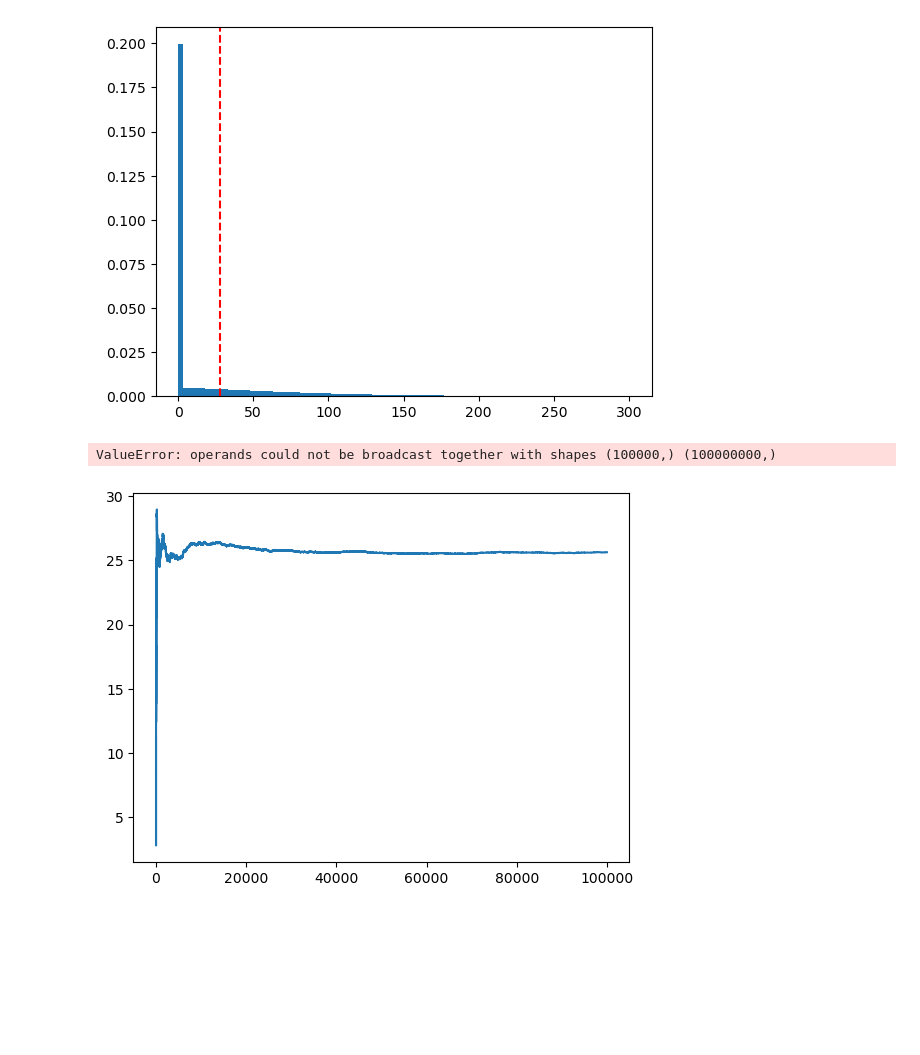
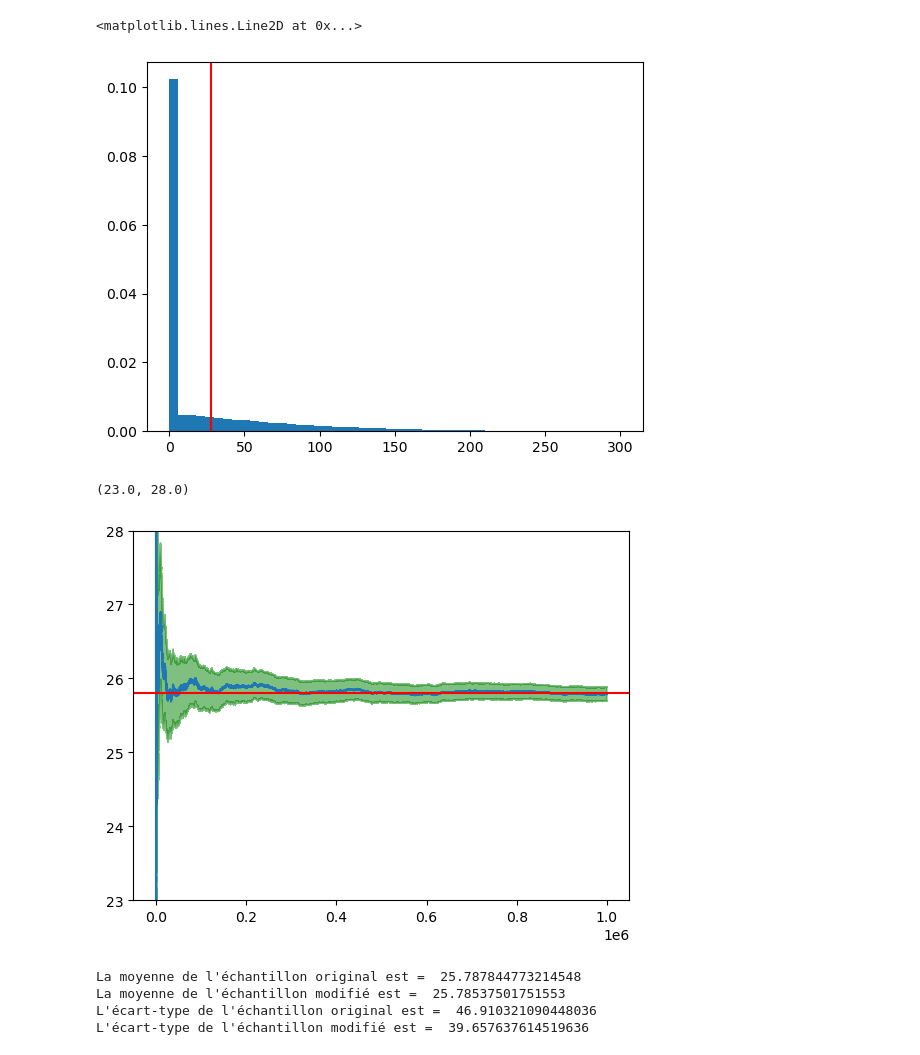
Before and after one commit to Guekka/Polytech, a Jupyter notebook: imafa/methode_numerique_pricing_option/td1.ipynb, the cells around one changed output. Cells and saved outputs as stored; diff of their text form; code cells hidden in the pictures; blank space fills up the shorter version.

```diff
--- a/imafa/methode_numerique_pricing_option/td1.ipynb
+++ b/imafa/methode_numerique_pricing_option/td1.ipynb
@@ -12,8 +15,8 @@ T = 2
 K = 269.99
 # %%
 # valeur exacte (analytique) de l'option
-d1 = (np.log(S0/K) + (r + 0.5*sigma**2)*T) / (sigma*np.sqrt(T))
-d2 = d1 - sigma*np.sqrt(T)
-C0_vrai = S0*norm.cdf(d1) - K*np.exp(-r*T)*norm.cdf(d2)
-print("Valeur exacte de l'option call:", C0_vrai)
+d1 = (np.log(S0 / K) + (r + 0.5 * sigma ** 2) * T) / (sigma * np.sqrt(T))
+d2 = d1 - sigma * np.sqrt(T)
+C0vrai = S0 * norm.cdf(d1) - K * np.exp(-r * T) * norm.cdf(d2)
+print("La valeur exacte de l'option est C0 =", C0vrai)
 # %% [output]
@@ -70,7 +57,13 @@ def mt_efficient():
 # %%
-ST = S0 * np.exp((r - 0.5*sigma**2)*T + sigma*norm.rvs(scale=np.sqrt(T), size=NMC))
+# idem mais pour avec la formule explicite de ST
+NMC = 10 ** 6
+WT = norm.rvs(scale=np.sqrt(T), size=NMC)
+ST = S0 * np.exp((r - 0.5 * sigma ** 2) * T + sigma * WT)
+# payoff
 CT = np.maximum(ST - K, 0)
-C0 = np.exp(-r*T)*CT
-C0MC = C0.mean()
-print("Moyenne des simulations:", C0MC)
+# actualisation
+C0 = CT * np.exp(-r * T)
+# valeur moyenne
+C0MC = np.mean(C0)
+print("La valeur estimée de C0 est =", C0MC)
 # %% [output]
@@ -110,20 +109,44 @@ np.std(ST)
 # %%
 # distribution de CT
-plt.hist(CT, bins=100, density=True, range=(0, 300));
-CTvrai = C0_vrai * np.exp(r*T)
-plt.axvline(CTvrai, color='r', linestyle='--', label='Valeur exacte');
+plt.hist(CT, bins=50, density=T, range=(0, 300));
+CTvrai = C0vrai * np.exp(r * T)
+plt.axvline(CTvrai, color='r')
 # %% [output]
+<matplotlib.lines.Line2D at 0x...>
-[figure, old version]
+[figure, new version]
 # %%
-C0partialmean = np.cumsum(C0) / np.arange(1, NMC+1)
-C0partialsquare = np.cumsum(C0**2)
-sigmapartial = C0partialsquare / np.arange(1, NMC+1) - C0partialmean**2
-erreur = z * sigmapartial / np.sqrt(np.arange(1, NMC+1))
-plt.plot(C0_partial_mean_sample, label='Moyenne partielle');
-plt.fill_between(np.arange(1, NMC + 1), C0partialmean - erreur, C0partialmean + erreur, alpha=0.2, color='r');
-plt.axhline(C0_vrai, color='r', linestyle='--', label='Moyenne exacte');
-plt.legend();
-plt.ylim(23, 28);
+# étude de la convergence quand NMC -> infini
+# somme cumulative de C0
+C0partialmean = np.cumsum(C0) / np.arange(1, (NMC + 1))
+# somme cumulative de C0**2
+C0partialsquare = np.cumsum(C0 ** 2)
+# écart-type cumulatif
+sigmapartial = np.sqrt(C0partialsquare / np.arange(1, (NMC + 1)) - C0partialmean ** 2)
+# intervalle de confiance
+erreur = z * sigmapartial / np.sqrt(np.arange(1, NMC + 1))
+plt.plot(C0partialmean)
+plt.fill_between(np.arange(1, NMC + 1), C0partialmean + erreur, C0partialmean - erreur, color='g', alpha=0.5)
+plt.axhline(C0vrai, color='r')
+plt.ylim(23, 28)
 # %% [output]
-ValueError: operands could not be broadcast together with shapes (100000,) (100000000,)
+(23.0, 28.0)
-[figure, old version]
+[figure, new version]
+# %%
+# transformation de l'échantillon avec Girsanov
+# échantillon original de C0:
+C0 = np.exp(-r * T) * np.maximum(S0 * np.exp((r - 0.5 * sigma ** 2) * T + sigma * WT) - K, 0)
+# échantillon modifié
+alpha = 0.1
+C0new = np.exp(-r * T) * np.maximum(S0 * np.exp((r - 0.5 * sigma ** 2) * T + sigma * (WT + alpha * T)) - K, 0) \
+        * np.exp(-alpha * WT - alpha ** 2 * T / 2)
+# comparaison des moyennes
+print("La moyenne de l'échantillon original est = ", np.mean(C0))
+print("La moyenne de l'échantillon modifié est = ", np.mean(C0new))
+# comparaison des écarts types
+print("L'écart-type de l'échantillon original est = ", np.std(C0))
+print("L'écart-type de l'échantillon modifié est = ", np.std(C0new))
+# %% [output]
+La moyenne de l'échantillon original est =  25.787844773214548
+La moyenne de l'échantillon modifié est =  25.78537501751553
+L'écart-type de l'échantillon original est =  46.910321090448036
+L'écart-type de l'échantillon modifié est =  39.657637614519636
```
Also changed, not shown: parts of 21 cells of this notebook, 8 other files.
